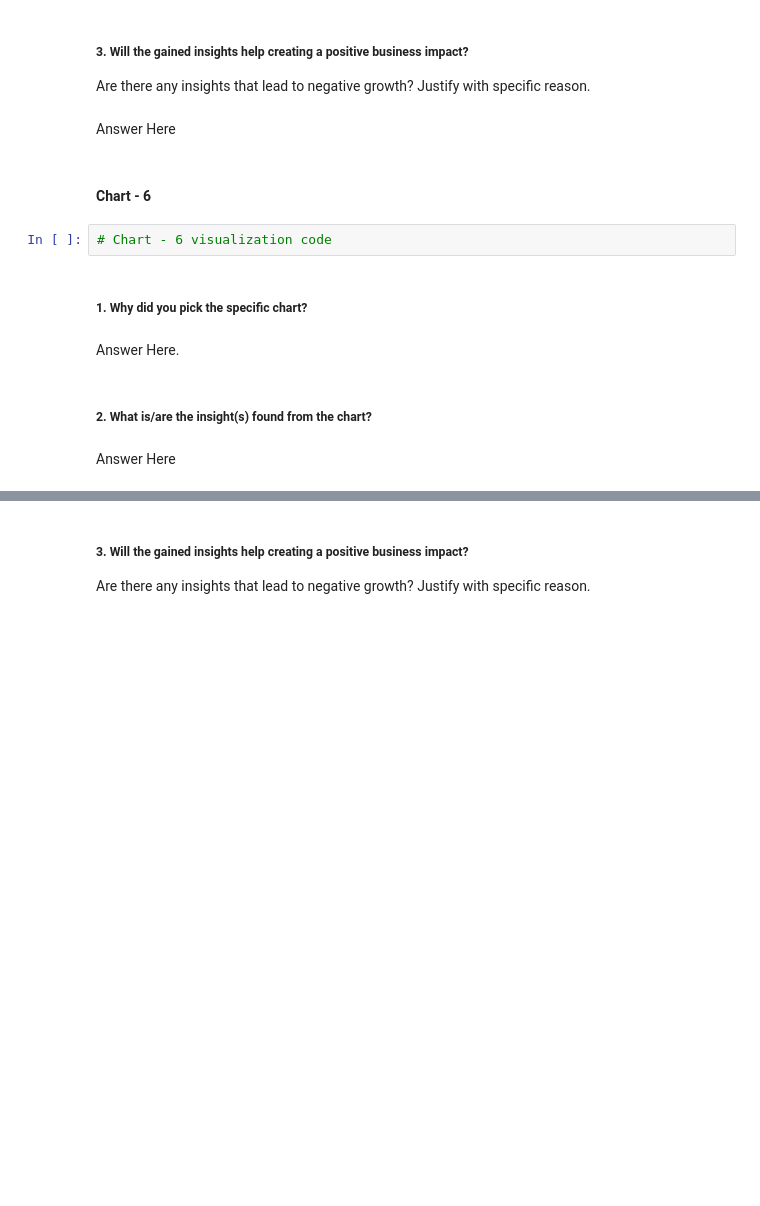
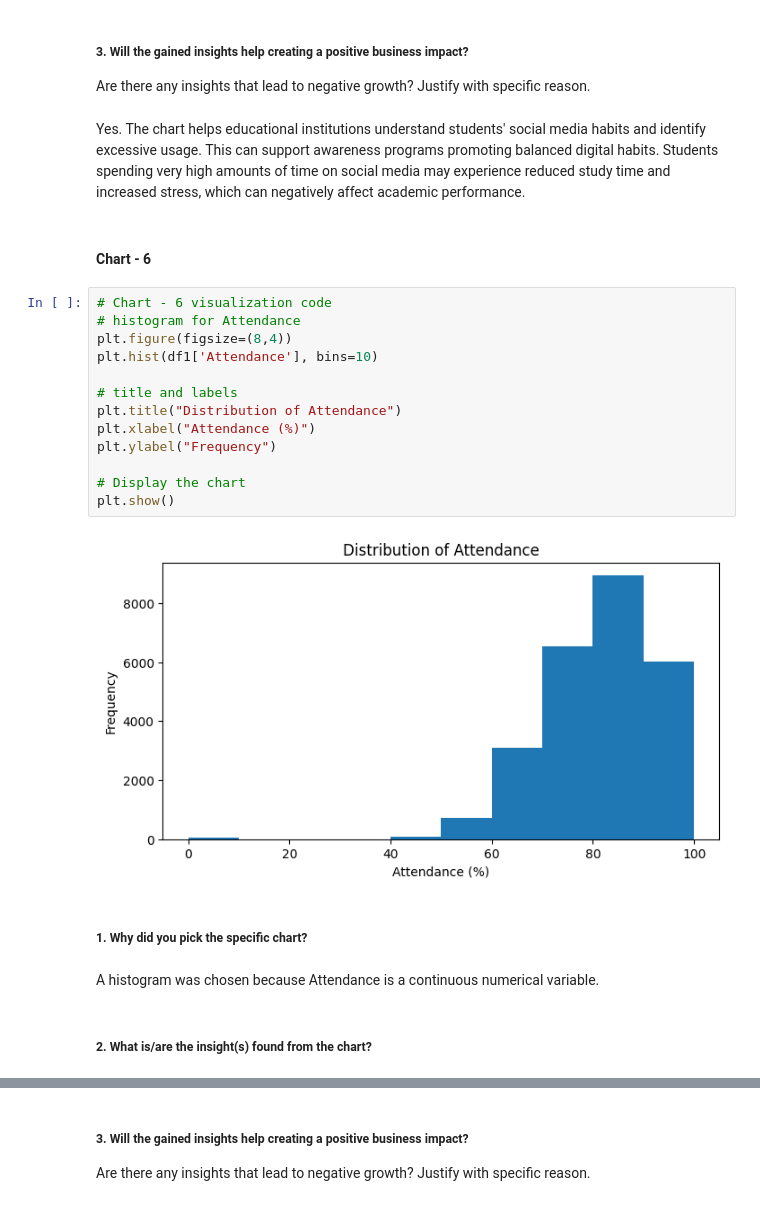
Before and after one commit to Bhuvneshwari19/student-lifestyle-stress-prediction, a Jupyter notebook: student_lifestyle_stress_prediction.ipynb, the cells around one changed output, grey strips where cells are left out. Cells and saved outputs as stored; diff of their text form; blank space fills up the shorter version.

```diff
--- a/student_lifestyle_stress_prediction.ipynb
+++ b/student_lifestyle_stress_prediction.ipynb
@@ -430,17 +474,28 @@ Answer Here
 # %% [markdown]
 ##### 3. Will the gained insights help creating a positive business impact?
 Are there any insights that lead to negative growth? Justify with specific reason.
-# %% [markdown]
-Answer Here
+# %% [markdown]
+Yes. The chart helps educational institutions understand students' social media habits and identify excessive usage. This can support awareness programs promoting balanced digital habits. Students spending very high amounts of time on social media may experience reduced study time and increased stress, which can negatively affect academic performance.
 # %% [markdown]
 #### Chart - 6
-# %%
-# Chart - 6 visualization code
+# %%
+# Chart - 6 visualization code
+# histogram for Attendance
+plt.figure(figsize=(8,4))
+plt.hist(df1['Attendance'], bins=10)
+
+# title and labels
+plt.title("Distribution of Attendance")
+plt.xlabel("Attendance (%)")
+plt.ylabel("Frequency")
+
+# Display the chart
+plt.show()
+# %% [output]
+[figure, added]
 # %% [markdown]
 ##### 1. Why did you pick the specific chart?
-# %% [markdown]
-Answer Here.
+# %% [markdown]
+A histogram was chosen because Attendance is a continuous numerical variable.
 # %% [markdown]
 ##### 2. What is/are the insight(s) found from the chart?
-# %% [markdown]
-Answer Here
```
Also changed, not shown: parts of 50 cells of this notebook.
